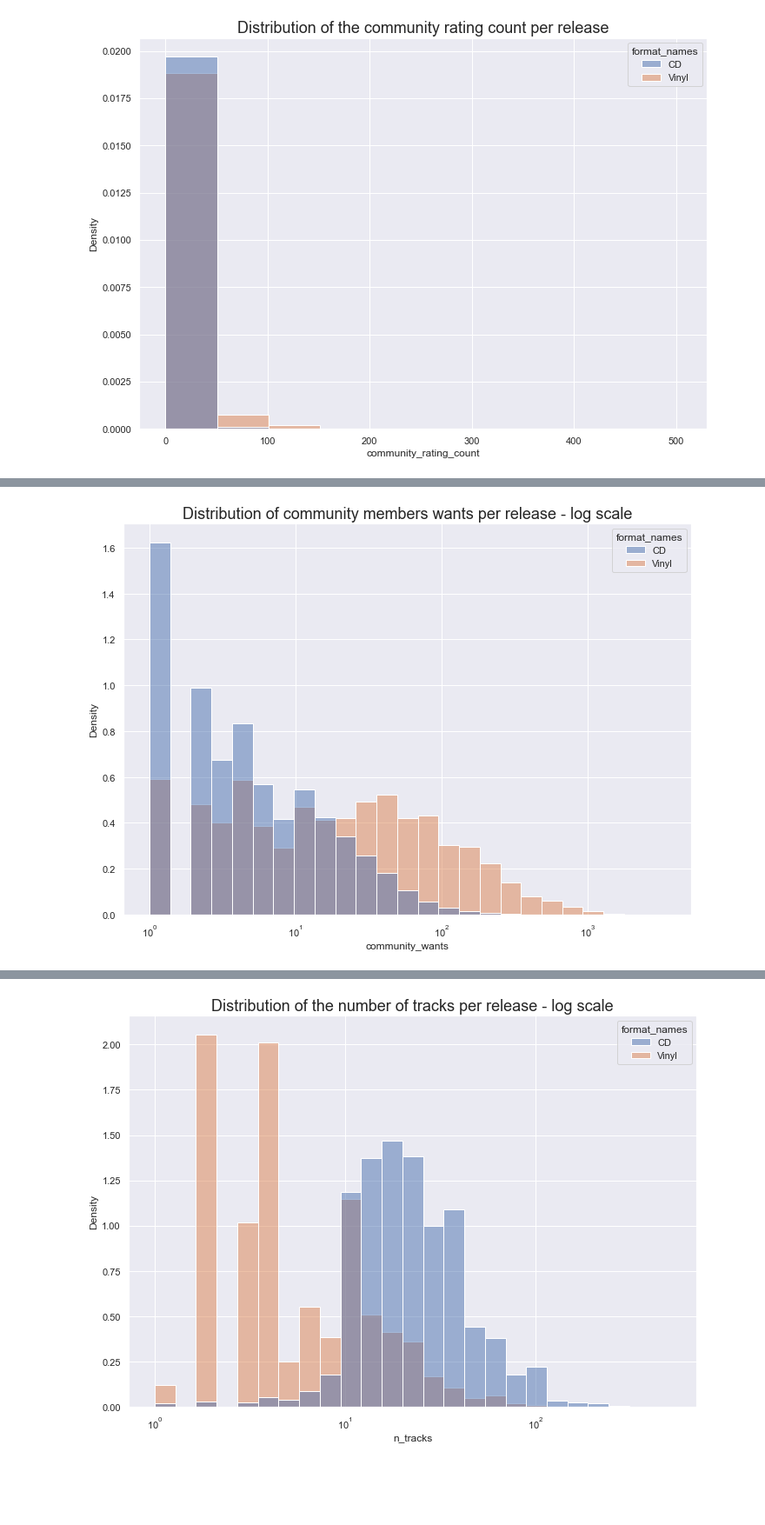
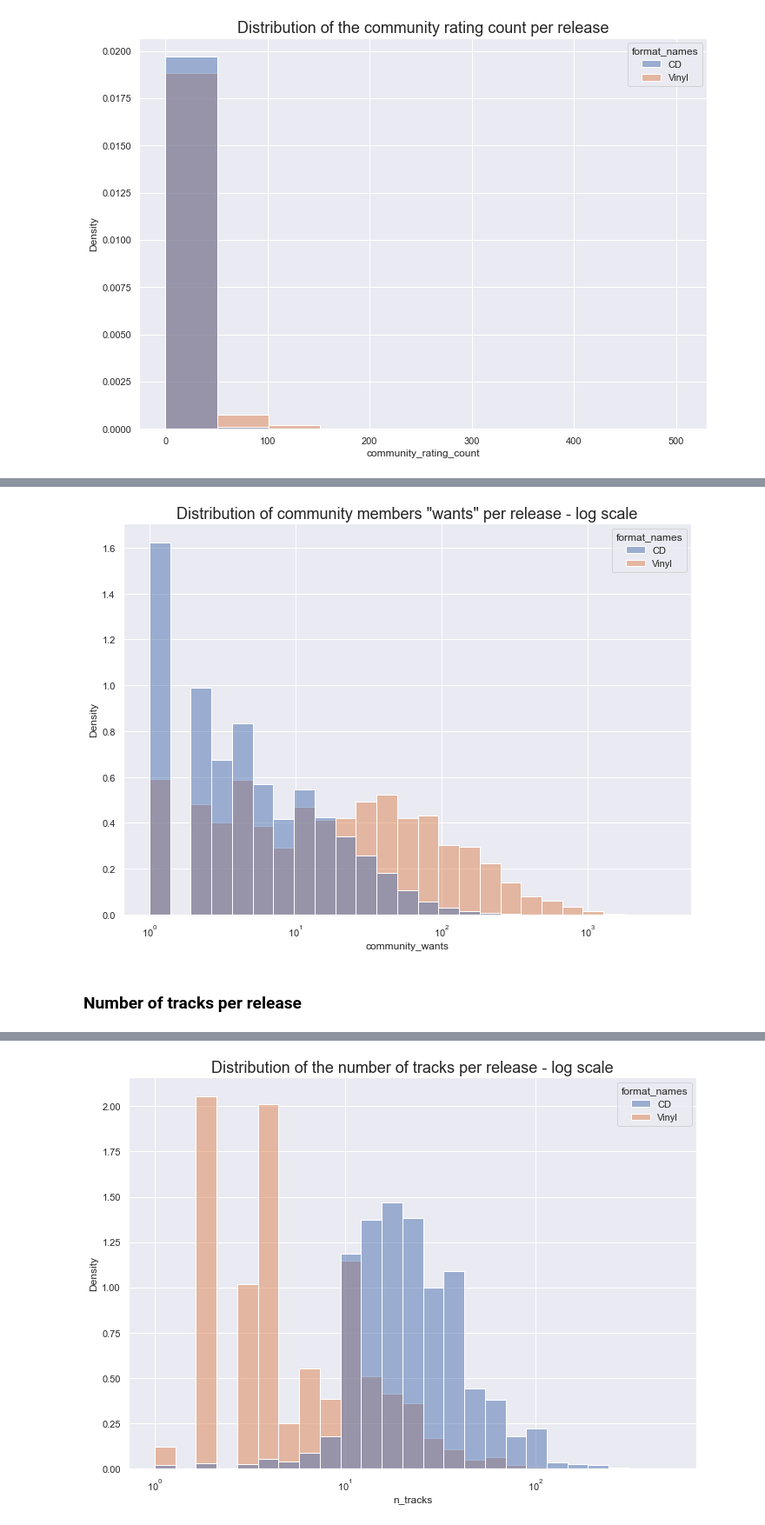
Before and after one commit to y-ogoundele/vinyl-record-prices, a Jupyter notebook: notebooks/analysis/exploring_vinyl_price.ipynb, the cells around one changed output, grey strips where cells are left out. Shown at 87% size. Cells and saved outputs as stored; diff of their text form; code cells hidden in the pictures; blank space fills up the shorter version.

```diff
--- a/notebooks/analysis/exploring_vinyl_price.ipynb
+++ b/notebooks/analysis/exploring_vinyl_price.ipynb
@@ -227,6 +304,8 @@ plt.title('Distribution of community members haves per release - log scale', fon
 # %%
 ax= sns.histplot(data= raw_df, x= 1 + raw_df.community_wants, hue='format_names', bins=25,
                  stat='density', common_norm=False, log_scale=True);
-plt.title('Distribution of community members wants per release - log scale', fontsize=18);
+plt.title('Distribution of community members "wants" per release - log scale', fontsize=18);
 # %% [output]
-[figure, old version]
+[figure, new version]
+# %% [markdown]
+### Number of tracks per release
```
Also changed, not shown: parts of 133 cells of this notebook.
